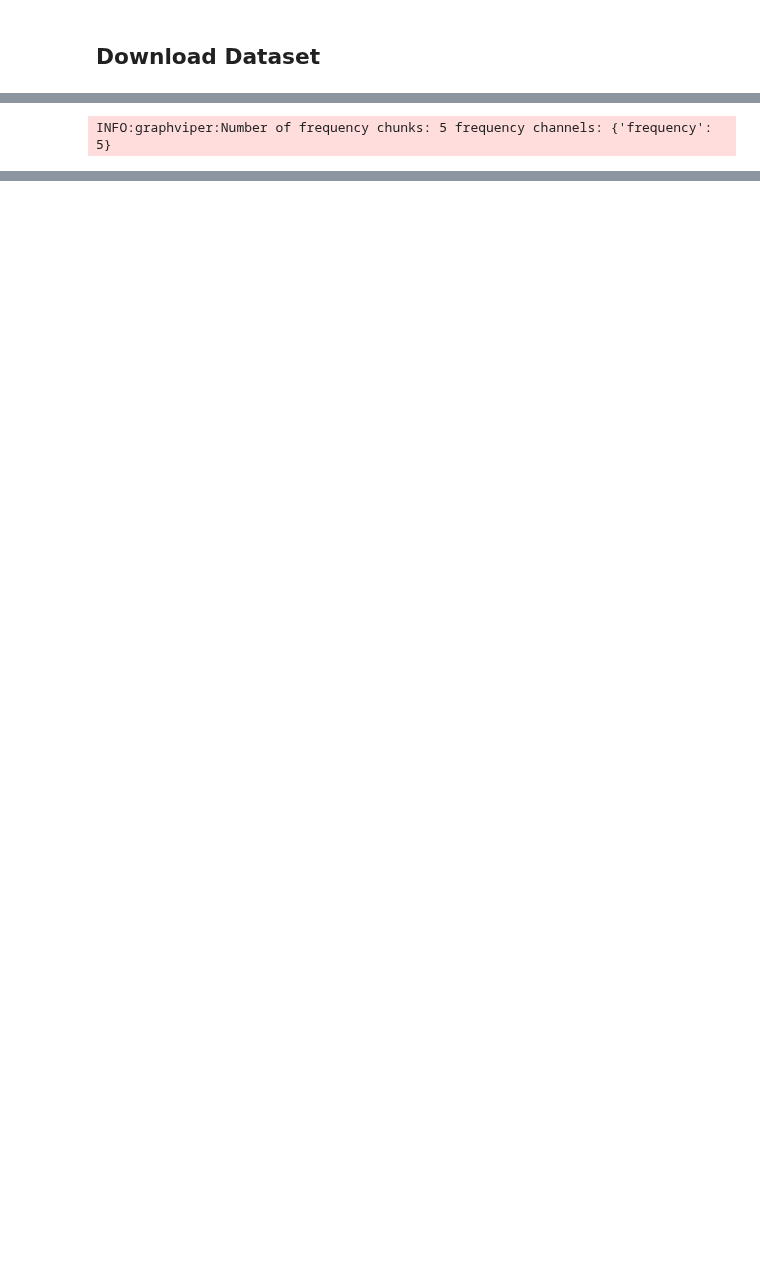
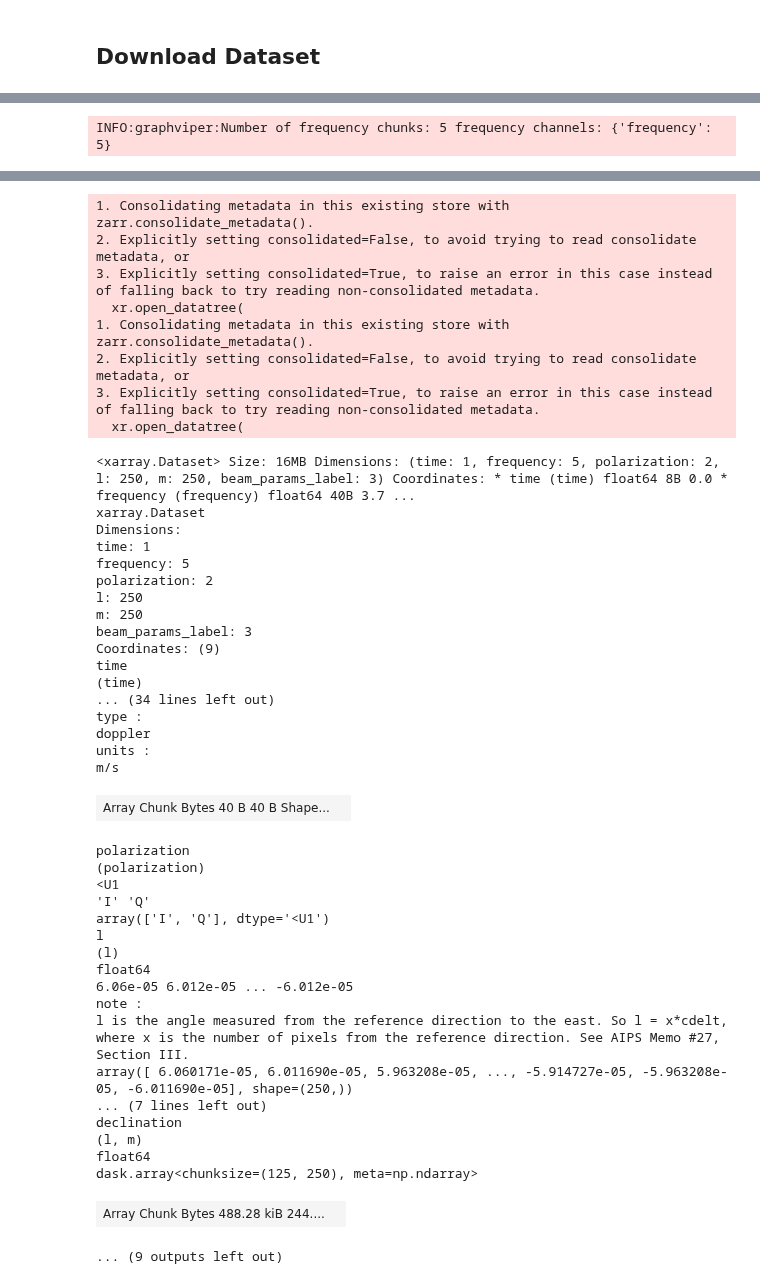
Before and after one commit to casangi/astroviper, a Jupyter notebook: docs/tutorials/cube_single_field_imaging.ipynb, the cells around one changed output, grey strips where cells are left out. Saved outputs shown, nothing was run; the diff lists cells and outputs as text; code cells hidden in the pictures; blank space fills up the shorter version.

```diff
--- a/docs/tutorials/cube_single_field_imaging.ipynb
+++ b/docs/tutorials/cube_single_field_imaging.ipynb
@@ -29,6 +29,10 @@ ps_xdt.xr_ps.summary()
 
 %load_ext autoreload
 %autoreload 2
+
+import dask
+dask.config.set(scheduler="synchronous")
+
 import os
 import numpy as np
 from xradio.measurement_set import open_processing_set
@@ -69,9 +73,12 @@ imaging_metadata_dict = image_cube_single_field(
         "polarization_coords": ["I","Q"],
         "time_coords": [0],
     },
+    # imaging_weights_params={
+    #     "weighting": "briggs",
+    #     "robust": 0.5,
+    # },
     imaging_weights_params={
-        "weighting": "briggs",
-        "robust": 0.5,
+        "weighting": "natural",
     },
     iteration_control_params={
         "niter": 0,
@@ -86,16 +93,15 @@ imaging_metadata_dict = image_cube_single_field(
     fft_padding="1.0",
     scan_intents="OBSERVE_TARGET#ON_SOURCE",
     #image_data_variables_keep=["sky", "point_spread_function", "primary_beam"],
-    image_data_variables_keep=["sky_model", "sky_residual", "sky_deconvolved", "point_spread_function", "primary_beam"],
-    data_group="base",
+    #image_data_variables_keep=["sky_model", "sky_residual", "sky_deconvolved", "point_spread_function", "primary_beam"],
+    image_data_variables_keep=[ "sky", "point_spread_function", "primary_beam"],
+    data_group_name="base",
     double_precision=True,
     thread_info=None,
     n_chunks=None,
     overwrite=True,
 )
 
-
-
 import xarray as xr
 img_xds = xr.open_zarr("twhya_selfcal_5chans_lsrk_compare_weights.img.zarr")
 img_xds
@@ -138,0 +171,45 @@ KeyError: 'weight_imaging'
+1. Consolidating metadata in this existing store with zarr.consolidate_metadata().
+2. Explicitly setting consolidated=False, to avoid trying to read consolidate metadata, or
+3. Explicitly setting consolidated=True, to raise an error in this case instead of falling back to try reading non-consolidated metadata.
+  xr.open_datatree(
+1. Consolidating metadata in this existing store with zarr.consolidate_metadata().
+2. Explicitly setting consolidated=False, to avoid trying to read consolidate metadata, or
+3. Explicitly setting consolidated=True, to raise an error in this case instead of falling back to try reading non-consolidated metadata.
+  xr.open_datatree(
+<xarray.Dataset> Size: 16MB Dimensions: (time: 1, frequency: 5, polarization: 2, l: 250, m: 250, beam_params_label: 3) Coordinates: * time (time) float64 8B 0.0 * frequency (frequency) float64 40B 3.7 ...
+xarray.Dataset
+Dimensions:
+time: 1
+frequency: 5
+polarization: 2
+l: 250
+m: 250
+beam_params_label: 3
+Coordinates: (9)
+time
+(time)
+... (34 lines left out)
+type :
+doppler
+units :
+m/s
+| Array Chunk Bytes 40 B 40 B Shape... |  |
+polarization
+(polarization)
+<U1
+'I' 'Q'
+array(['I', 'Q'], dtype='<U1')
+l
+(l)
+float64
+6.06e-05 6.012e-05 ... -6.012e-05
+note :
+l is the angle measured from the reference direction to the east. So l = x*cdelt, where x is the number of pixels from the reference direction. See AIPS Memo #27, Section III.
+array([ 6.060171e-05, 6.011690e-05, 5.963208e-05, ..., -5.914727e-05, -5.963208e-05, -6.011690e-05], shape=(250,))
+... (7 lines left out)
+declination
+(l, m)
+float64
+dask.array<chunksize=(125, 250), meta=np.ndarray>
+| Array Chunk Bytes 488.28 kiB 244.... |  |
+... (9 outputs left out)
```
Also changed, not shown: parts of 7 cells of this notebook, 13 other files.
